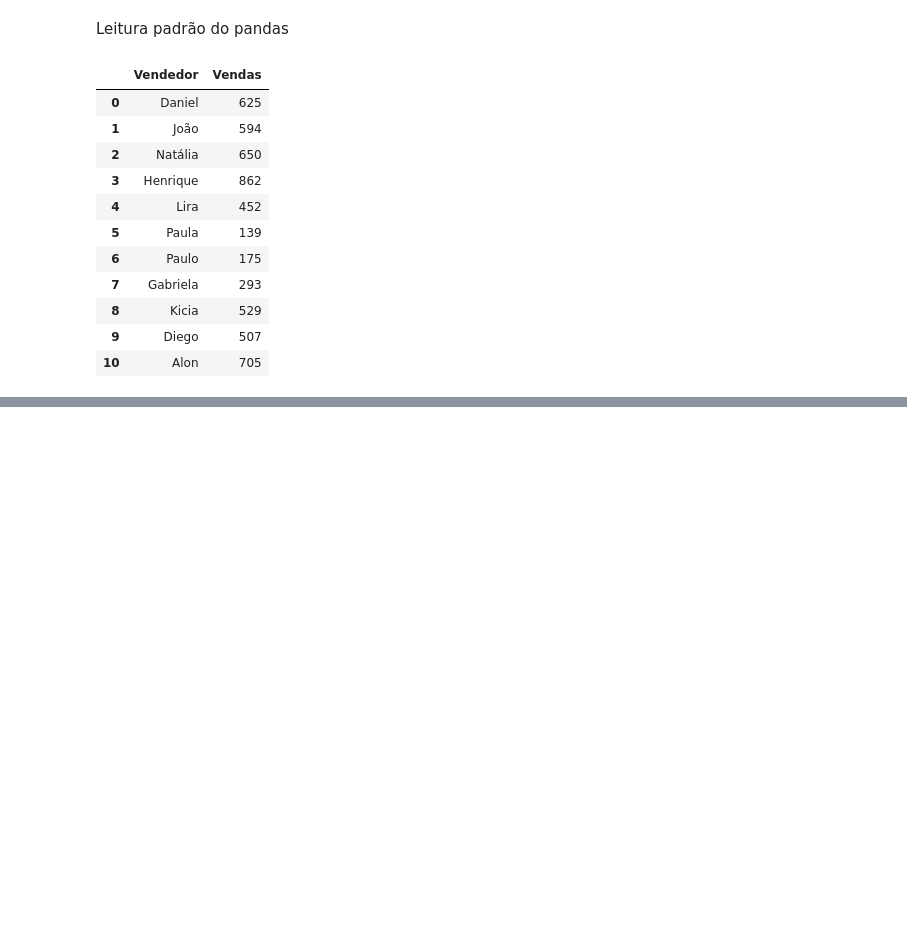
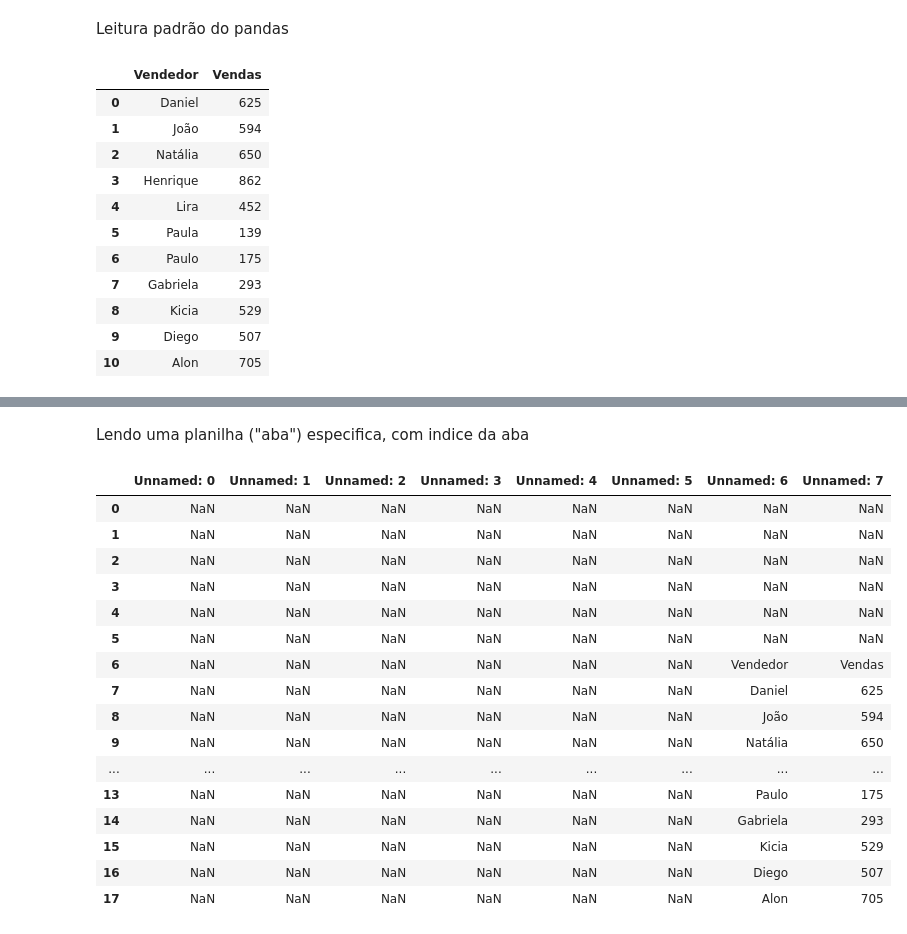
Before and after one commit to caikedomingues/Curso-de-automa--o-com-python, a Jupyter notebook: lendo arquivos excel com varias abas/excel.ipynb, the cells around one changed output, grey strips where cells are left out. Cells and saved outputs as stored; diff of their text form; code cells hidden in the pictures; blank space fills up the shorter version.

Commit message:
Aula sobre como ler multiplas abas no excel usando o pandas

```diff
--- a/lendo arquivos excel com varias abas/excel.ipynb
+++ b/lendo arquivos excel com varias abas/excel.ipynb
@@ -23,0 +54,27 @@ Lendo uma planilha("aba")
+# %% [markdown]
+Lendo uma planilha ("aba") especifica, com indice da aba
+# %%
+# Caso você não saiba o nome da aba que você precisa, basta você passar como
+# argumento o indice da aba para o argumento sheet_name. Observação: A xontagem
+# no python começa a partir do 0.
+planilha = pd.read_excel('arquivo.xlsx', sheet_name=3)
+
+display(planilha)
+# %% [output]
+|  | Unnamed: 0 | Unnamed: 1 | Unnamed: 2 | Unnamed: 3 | Unnamed: 4 | Unnamed: 5 | Unnamed: 6 | Unnamed: 7 |
+| 0 | NaN | NaN | NaN | NaN | NaN | NaN | NaN | NaN |
+| 1 | NaN | NaN | NaN | NaN | NaN | NaN | NaN | NaN |
+| 2 | NaN | NaN | NaN | NaN | NaN | NaN | NaN | NaN |
+| 3 | NaN | NaN | NaN | NaN | NaN | NaN | NaN | NaN |
+| 4 | NaN | NaN | NaN | NaN | NaN | NaN | NaN | NaN |
+| 5 | NaN | NaN | NaN | NaN | NaN | NaN | NaN | NaN |
+| 6 | NaN | NaN | NaN | NaN | NaN | NaN | Vendedor | Vendas |
+| 7 | NaN | NaN | NaN | NaN | NaN | NaN | Daniel | 625 |
+| 8 | NaN | NaN | NaN | NaN | NaN | NaN | João | 594 |
+| 9 | NaN | NaN | NaN | NaN | NaN | NaN | Natália | 650 |
+| ... | ... | ... | ... | ... | ... | ... | ... | ... |
+| 13 | NaN | NaN | NaN | NaN | NaN | NaN | Paulo | 175 |
+| 14 | NaN | NaN | NaN | NaN | NaN | NaN | Gabriela | 293 |
+| 15 | NaN | NaN | NaN | NaN | NaN | NaN | Kicia | 529 |
+| 16 | NaN | NaN | NaN | NaN | NaN | NaN | Diego | 507 |
+| 17 | NaN | NaN | NaN | NaN | NaN | NaN | Alon | 705 |
```
Also changed, not shown: parts of 21 cells of this notebook.
